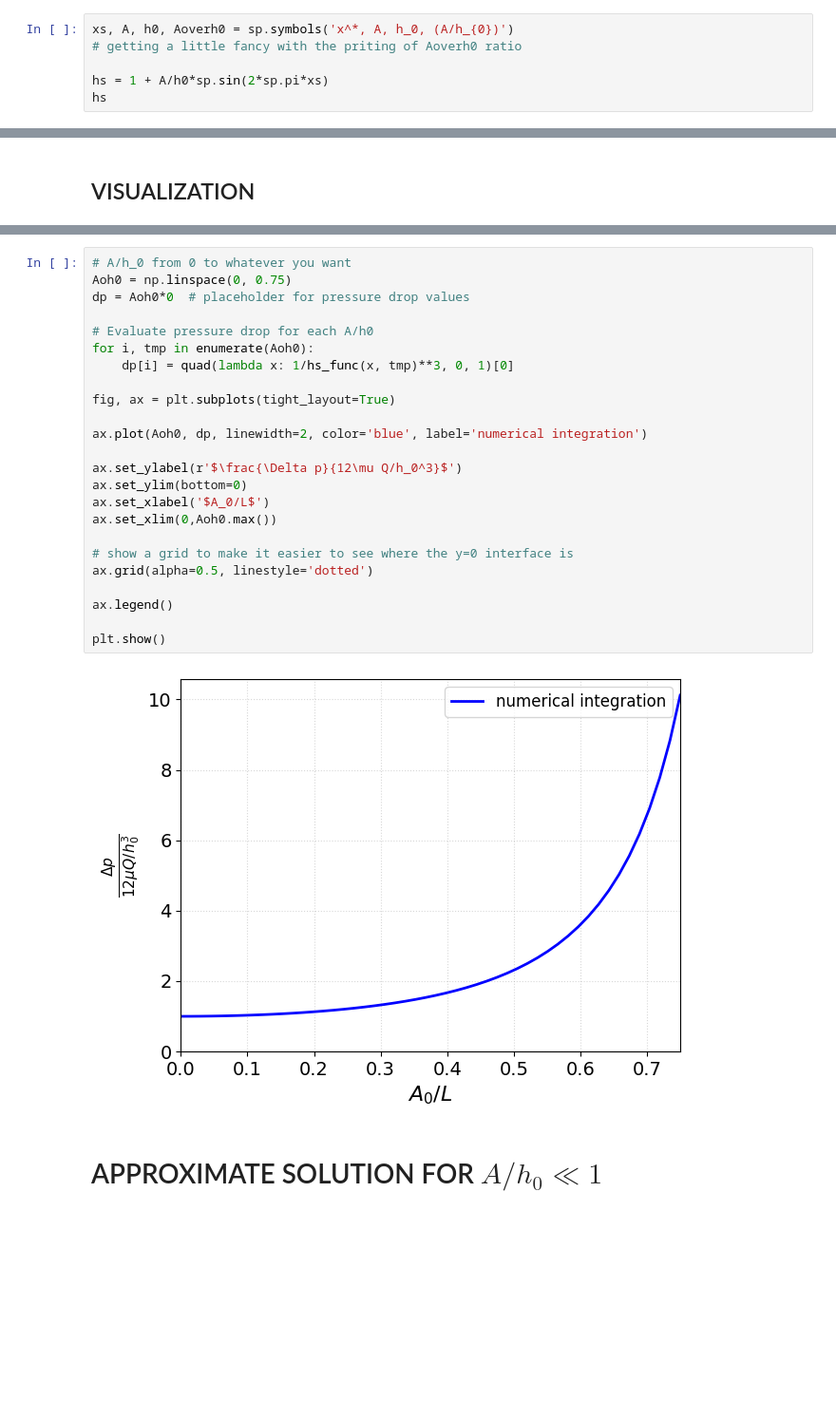
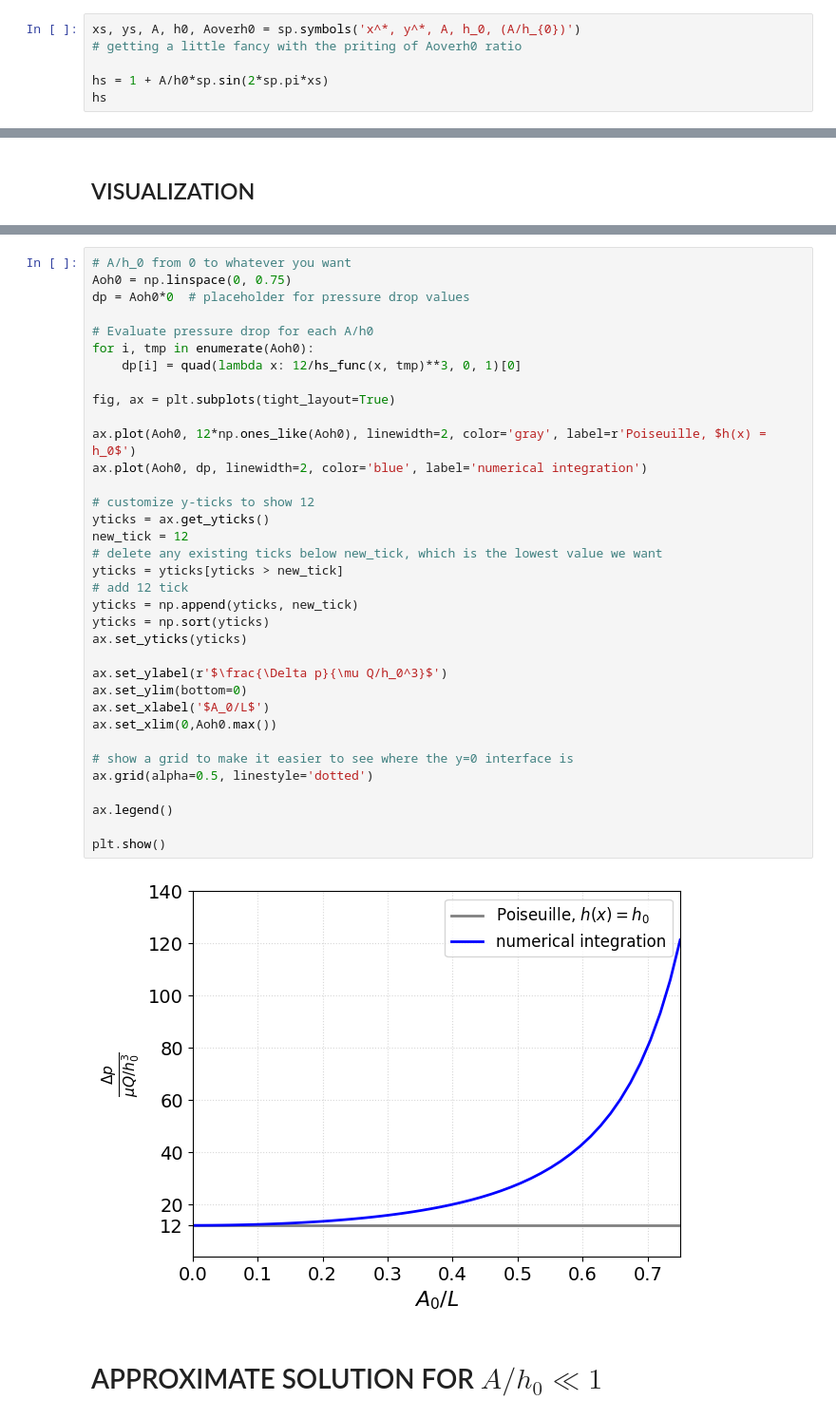
Before and after one commit to ichristov/intermediate-fluid-mechanics, a Jupyter notebook: Wavy_Channel.ipynb, the cells around one changed output, grey strips where cells are left out. Shown at 95% size. Saved outputs shown, nothing was run; the diff lists cells and outputs as text; blank space fills up the shorter version.

```diff
--- a/Wavy_Channel.ipynb
+++ b/Wavy_Channel.ipynb
@@ -120,7 +130,7 @@ $$
 # %% [markdown]
 Set the shape.
 # %%
-xs, A, h0, Aoverh0 = sp.symbols('x^*, A, h_0, (A/h_{0})')
+xs, ys, A, h0, Aoverh0 = sp.symbols('x^*, y^*, A, h_0, (A/h_{0})')
 # getting a little fancy with the priting of Aoverh0 ratio
 
 hs = 1 + A/h0*sp.sin(2*sp.pi*xs)
@@ -191,29 +279,40 @@ quad(lambda x: 1/hs_func(x, 0.5)**3, 0, 1)
 # %%
 # A/h_0 from 0 to whatever you want
 Aoh0 = np.linspace(0, 0.75)
 dp = Aoh0*0  # placeholder for pressure drop values
 
 # Evaluate pressure drop for each A/h0
 for i, tmp in enumerate(Aoh0):
-    dp[i] = quad(lambda x: 1/hs_func(x, tmp)**3, 0, 1)[0]
+    dp[i] = quad(lambda x: 12/hs_func(x, tmp)**3, 0, 1)[0]
 
 fig, ax = plt.subplots(tight_layout=True)
 
+ax.plot(Aoh0, 12*np.ones_like(Aoh0), linewidth=2, color='gray', label=r'Poiseuille, $h(x) = h_0$')
 ax.plot(Aoh0, dp, linewidth=2, color='blue', label='numerical integration')
 
-ax.set_ylabel(r'$\frac{\Delta p}{12\mu Q/h_0^3}$')
+# customize y-ticks to show 12
+yticks = ax.get_yticks()
+new_tick = 12
+# delete any existing ticks below new_tick, which is the lowest value we want
+yticks = yticks[yticks > new_tick]
+# add 12 tick
+yticks = np.append(yticks, new_tick)
+yticks = np.sort(yticks)
+ax.set_yticks(yticks)
+
+ax.set_ylabel(r'$\frac{\Delta p}{\mu Q/h_0^3}$')
 ax.set_ylim(bottom=0)
 ax.set_xlabel('$A_0/L$')
 ax.set_xlim(0,Aoh0.max())
 
 # show a grid to make it easier to see where the y=0 interface is
 ax.grid(alpha=0.5, linestyle='dotted')
 
 ax.legend()
 
 plt.show()
 # %% [output]
-[figure, old version]
+[figure, new version]
 # %% [markdown]
 # APPROXIMATE SOLUTION FOR $A/h_0\ll1$
 # %% [markdown]
```
Also changed, not shown: parts of 23 cells of this notebook.
